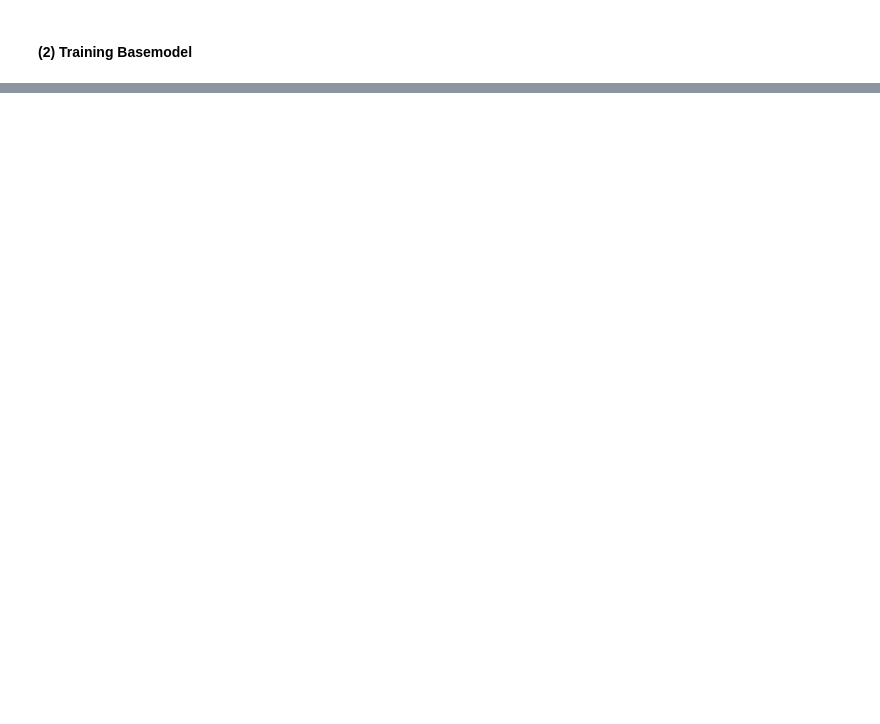
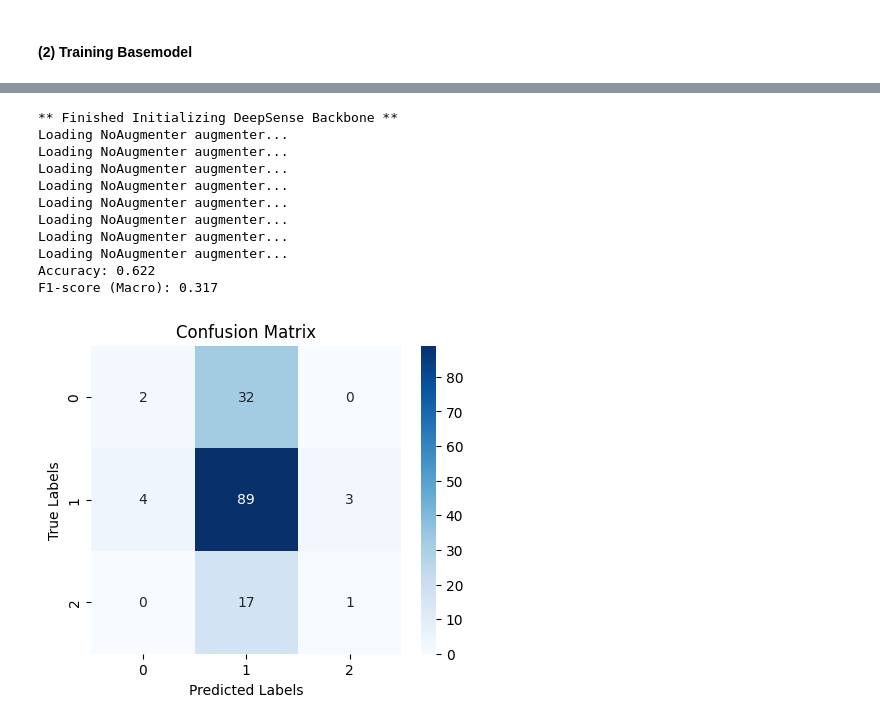
Before and after one commit to sunghwanism/FM_for_bio_signal, a Jupyter notebook: Final_report.ipynb, the cells around one changed output, grey strips where cells are left out. Drawn from its saved outputs; the diff is of its cells as text; code cells hidden in the pictures; blank space fills up the shorter version.

```diff
--- a/Final_report.ipynb
+++ b/Final_report.ipynb
@@ -169,0 +1090,16 @@ Image("../asset/psg_0001.png")
+# %%
+subj_index = "0560"
+ind_560_acc, ind_560_f1 = predict_using_individual_model(subj_index)
+# %% [output]
+** Finished Initializing DeepSense Backbone **
+Loading NoAugmenter augmenter...
+Loading NoAugmenter augmenter...
+Loading NoAugmenter augmenter...
+Loading NoAugmenter augmenter...
+Loading NoAugmenter augmenter...
+Loading NoAugmenter augmenter...
+Loading NoAugmenter augmenter...
+Loading NoAugmenter augmenter...
+Accuracy: 0.622
+F1-score (Macro): 0.317
+[figure, added]
```
Also changed, not shown: parts of 101 cells of this notebook, 8 other files.
